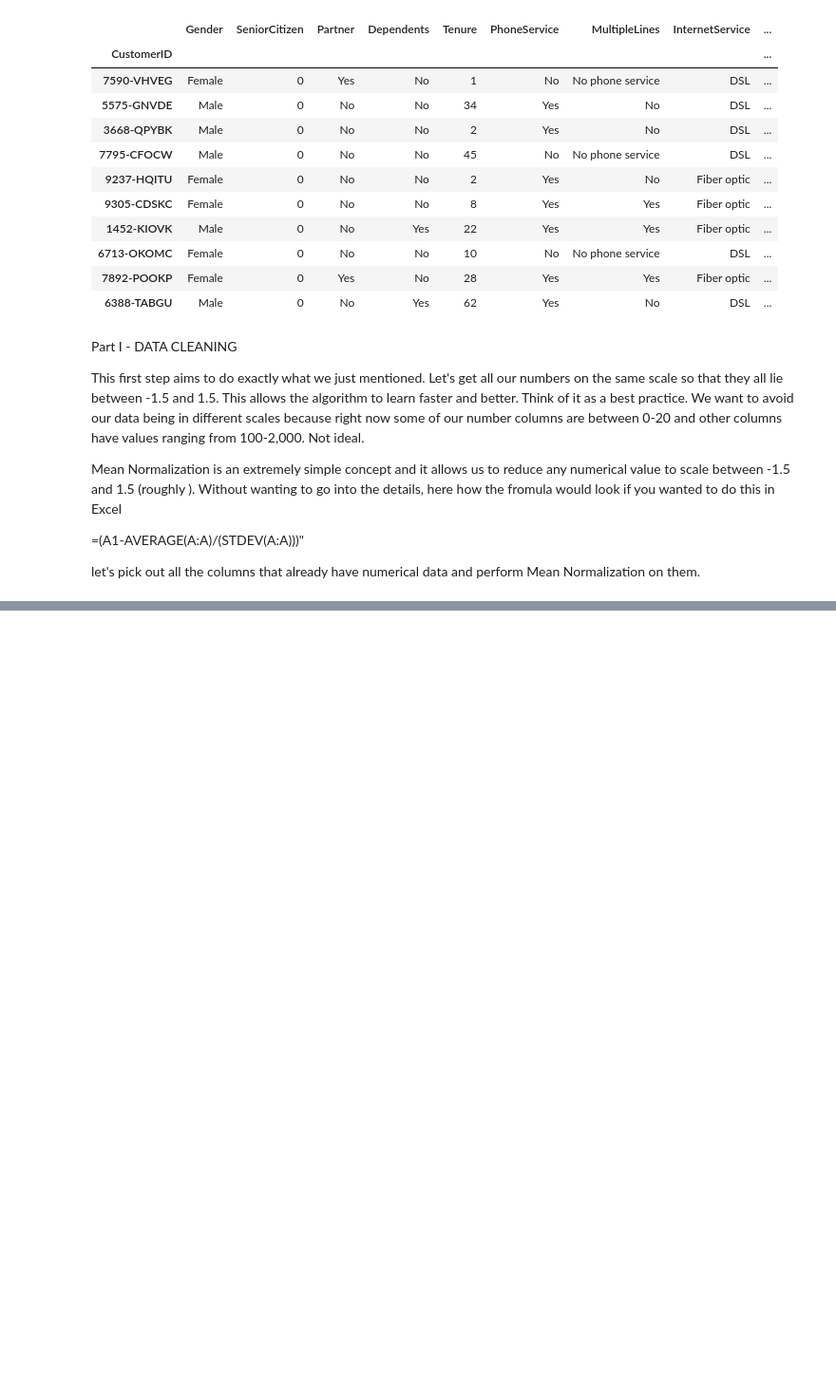
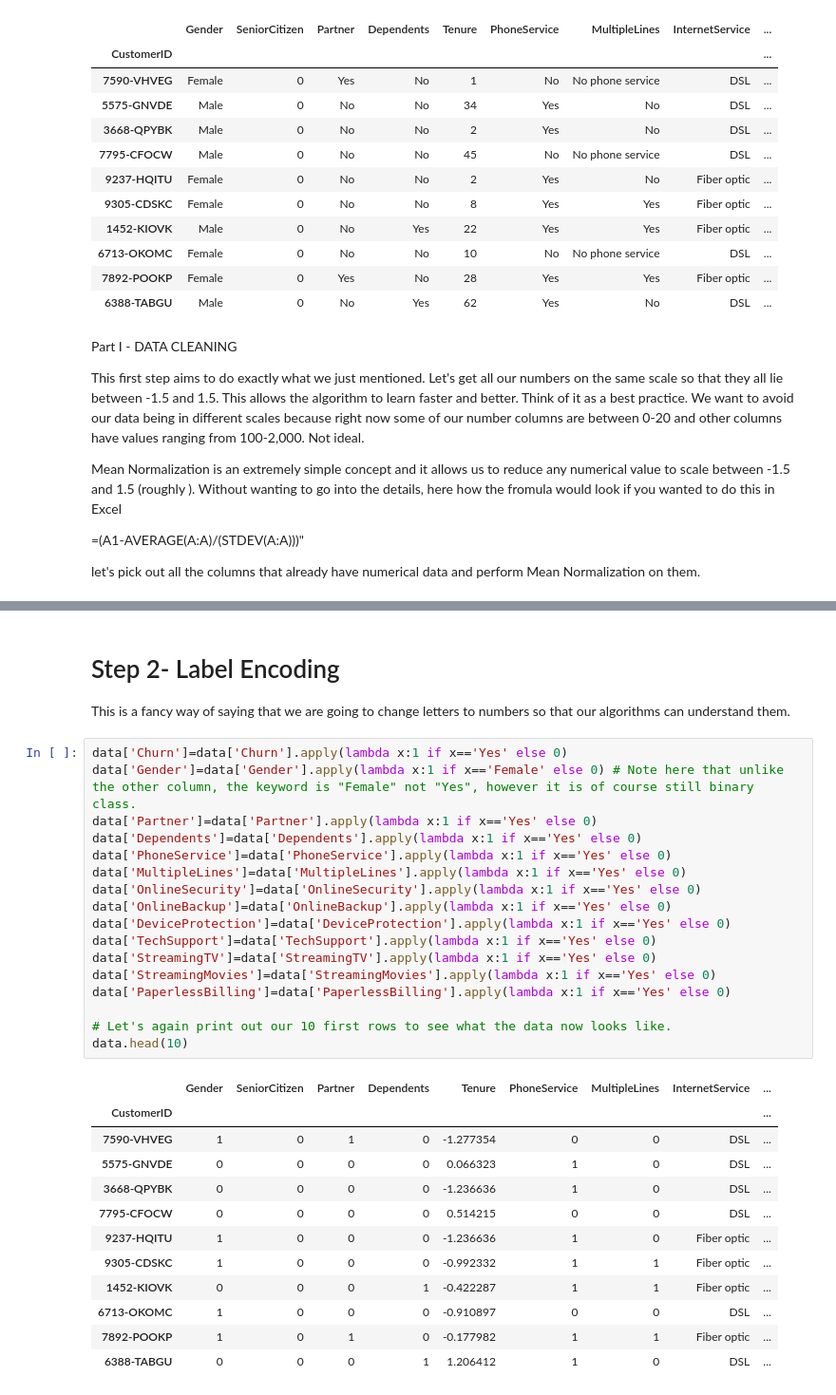
Before and after one commit to Nyandago/Customer-Churn, a Jupyter notebook: logistic_regression.ipynb, the cells around one changed output, grey strips where cells are left out. Shown at 95% size. Saved outputs shown, nothing was run; the diff lists cells and outputs as text; blank space fills up the shorter version.

```diff
--- a/logistic_regression.ipynb
+++ b/logistic_regression.ipynb
@@ -123,0 +145,33 @@ data['Tenure']=(data['Tenure']-data['Tenure'].mean())/data['Tenure'].std()
+# %% [markdown]
+# Step 2- Label Encoding
+This is a fancy way of saying that we are going to change letters to numbers so that our algorithms can understand them.
+# %%
+data['Churn']=data['Churn'].apply(lambda x:1 if x=='Yes' else 0)
+data['Gender']=data['Gender'].apply(lambda x:1 if x=='Female' else 0) # Note here that unlike the other column, the keyword is "Female" not "Yes", however it is of course still binary class.
+data['Partner']=data['Partner'].apply(lambda x:1 if x=='Yes' else 0)
+data['Dependents']=data['Dependents'].apply(lambda x:1 if x=='Yes' else 0)
+data['PhoneService']=data['PhoneService'].apply(lambda x:1 if x=='Yes' else 0)
+data['MultipleLines']=data['MultipleLines'].apply(lambda x:1 if x=='Yes' else 0)
+data['OnlineSecurity']=data['OnlineSecurity'].apply(lambda x:1 if x=='Yes' else 0)
+data['OnlineBackup']=data['OnlineBackup'].apply(lambda x:1 if x=='Yes' else 0)
+data['DeviceProtection']=data['DeviceProtection'].apply(lambda x:1 if x=='Yes' else 0)
+data['TechSupport']=data['TechSupport'].apply(lambda x:1 if x=='Yes' else 0)
+data['StreamingTV']=data['StreamingTV'].apply(lambda x:1 if x=='Yes' else 0)
+data['StreamingMovies']=data['StreamingMovies'].apply(lambda x:1 if x=='Yes' else 0)
+data['PaperlessBilling']=data['PaperlessBilling'].apply(lambda x:1 if x=='Yes' else 0)
+
+# Let's again print out our 10 first rows to see what the data now looks like.
+data.head(10)
+# %% [output]
+|  | Gender | SeniorCitizen | Partner | Dependents | Tenure | PhoneService | MultipleLines | InternetService | ... |
+| CustomerID |  |  |  |  |  |  |  |  | ... |
+| 7590-VHVEG | 1 | 0 | 1 | 0 | -1.277354 | 0 | 0 | DSL | ... |
+| 5575-GNVDE | 0 | 0 | 0 | 0 | 0.066323 | 1 | 0 | DSL | ... |
+| 3668-QPYBK | 0 | 0 | 0 | 0 | -1.236636 | 1 | 0 | DSL | ... |
+| 7795-CFOCW | 0 | 0 | 0 | 0 | 0.514215 | 0 | 0 | DSL | ... |
+| 9237-HQITU | 1 | 0 | 0 | 0 | -1.236636 | 1 | 0 | Fiber optic | ... |
+| 9305-CDSKC | 1 | 0 | 0 | 0 | -0.992332 | 1 | 1 | Fiber optic | ... |
+| 1452-KIOVK | 0 | 0 | 0 | 1 | -0.422287 | 1 | 1 | Fiber optic | ... |
+| 6713-OKOMC | 1 | 0 | 0 | 0 | -0.910897 | 0 | 0 | DSL | ... |
+| 7892-POOKP | 1 | 0 | 1 | 0 | -0.177982 | 1 | 1 | Fiber optic | ... |
+| 6388-TABGU | 0 | 0 | 0 | 1 | 1.206412 | 1 | 0 | DSL | ... |
```
Also changed, not shown: parts of 1 cell of this notebook.
